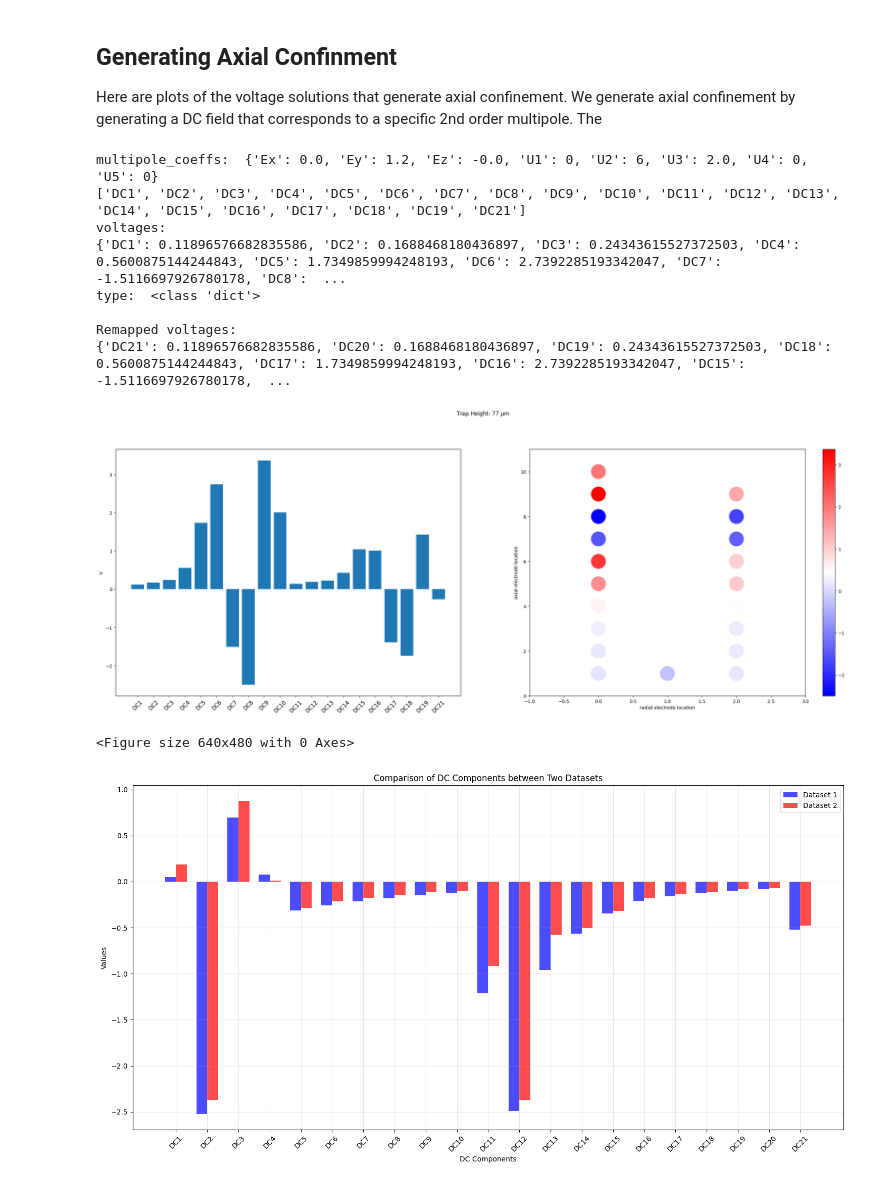
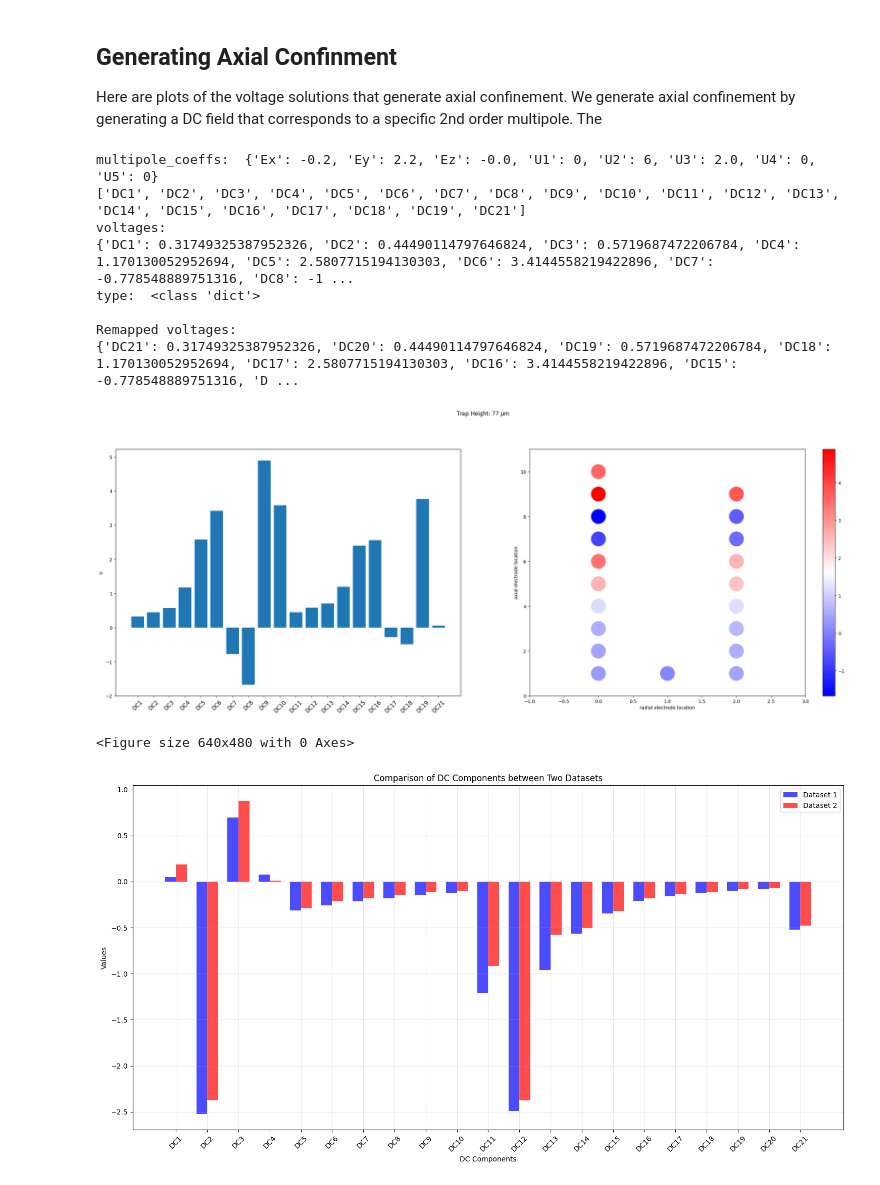
Before and after one commit to HaeffnerLab/bem, a Jupyter notebook: examples/Integrated_photonics/III_Multipole_Expansion.ipynb, the cells around one changed output. Saved outputs shown, nothing was run; the diff lists cells and outputs as text; code cells hidden in the pictures.

```diff
--- a/examples/Integrated_photonics/III_Multipole_Expansion.ipynb
+++ b/examples/Integrated_photonics/III_Multipole_Expansion.ipynb
@@ -35,7 +35,7 @@ area = 1e-4
 
 path = module_path+'/inter_results/htrap/htrap_'+str(radius)+'_'+str(area)+'_simulation.pkl'
 # el2
-zl = ( +478.001 + 0.0 ) *1e-3
+zl = ( +470.001 + 0.0 ) *1e-3
 # el3.5
 # zl = -210*1e-3
 # el4
@@ -389,12 +389,12 @@ def plot_muls(s,xl,zl,roi,height, **multipoles): # ey, ez, ex, u3, u2, u5, u1, u
 #                      u4=0)
 
 u2_value = 6
-zl0 = (+478.001 + 0.0) *1e-3
+zl0 = (+470.001 + 0.0) *1e-3
 voltages = plot_muls(s,xl,zl0,roi,
                      height = yl*1e3,
                      ez=-0.0,  # - moves the ion to the camera x-axis
-                     ex=+0.0,  # + moves the ion to the camera negative x-axis
-                     ey=+1.20, # + means moving the ion to the camera x-axis
+                     ex=-0.2,  # + moves the ion to the camera negative x-axis
+                     ey=+2.20, # + means moving the ion to the camera x-axis
                      u2=u2_value,
                      u5=0,
                      u1=0,
@@ -418,37 +418,37 @@ voltage_mapping = {
     "DC8": "DC14",
     "DC9": "DC13",
     "DC10": "DC12",
     "DC11": "DC10",
     "DC12": "DC9",
     "DC13": "DC8",
     "DC14": "DC7",
     "DC15": "DC6",
     "DC16": "DC5",
     "DC17": "DC4",
     "DC18": "DC3",
     "DC19": "DC2",
     "DC20": "DC1",
     "DC21": "DC11",
 }
 
 # Remap the voltages dictionary keys using voltage_mapping. if there is no the corresponding key in the original dictionary, assign value 0.0 to the corresponding key in the remapped dictionary
 remapped_voltages = {voltage_mapping.get(k, k): v for k, v in voltages.items()}
 print(f"\nRemapped voltages: \n{remapped_voltages}")
 
 fig.canvas.draw()
 fig.tight_layout(pad=1)
 fig = plt.figure()
 plt.show()
 # %% [output]
-multipole_coeffs:  {'Ex': 0.0, 'Ey': 1.2, 'Ez': -0.0, 'U1': 0, 'U2': 6, 'U3': 2.0, 'U4': 0, 'U5': 0}
+multipole_coeffs:  {'Ex': -0.2, 'Ey': 2.2, 'Ez': -0.0, 'U1': 0, 'U2': 6, 'U3': 2.0, 'U4': 0, 'U5': 0}
 ['DC1', 'DC2', 'DC3', 'DC4', 'DC5', 'DC6', 'DC7', 'DC8', 'DC9', 'DC10', 'DC11', 'DC12', 'DC13', 'DC14', 'DC15', 'DC16', 'DC17', 'DC18', 'DC19', 'DC21']
 voltages:
-{'DC1': 0.11896576682835586, 'DC2': 0.1688468180436897, 'DC3': 0.24343615527372503, 'DC4': 0.5600875144244843, 'DC5': 1.7349859994248193, 'DC6': 2.7392285193342047, 'DC7': -1.5116697926780178, 'DC8':  ...
+{'DC1': 0.31749325387952326, 'DC2': 0.44490114797646824, 'DC3': 0.5719687472206784, 'DC4': 1.170130052952694, 'DC5': 2.5807715194130303, 'DC6': 3.4144558219422896, 'DC7': -0.778548889751316, 'DC8': -1 ...
 type:  <class 'dict'>
 
 Remapped voltages:
-{'DC21': 0.11896576682835586, 'DC20': 0.1688468180436897, 'DC19': 0.24343615527372503, 'DC18': 0.5600875144244843, 'DC17': 1.7349859994248193, 'DC16': 2.7392285193342047, 'DC15': -1.5116697926780178,  ...
+{'DC21': 0.31749325387952326, 'DC20': 0.44490114797646824, 'DC19': 0.5719687472206784, 'DC18': 1.170130052952694, 'DC17': 2.5807715194130303, 'DC16': 3.4144558219422896, 'DC15': -0.778548889751316, 'D ...
-[figure, old version]
+[figure, new version]
 <Figure size 640x480 with 0 Axes>
 # %%
 import matplotlib.pyplot as plt
```
Also changed, not shown: parts of 3 cells of this notebook, 49 other files.
